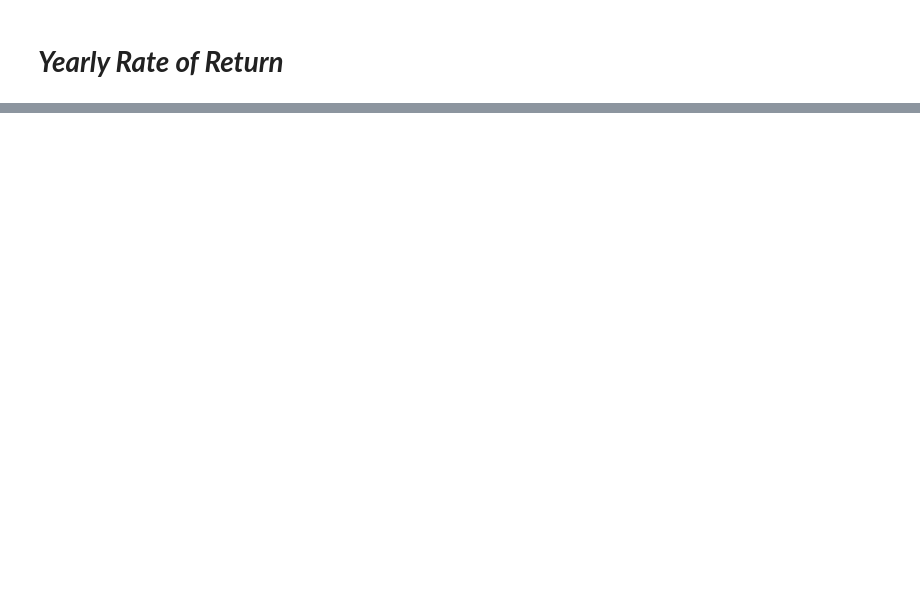
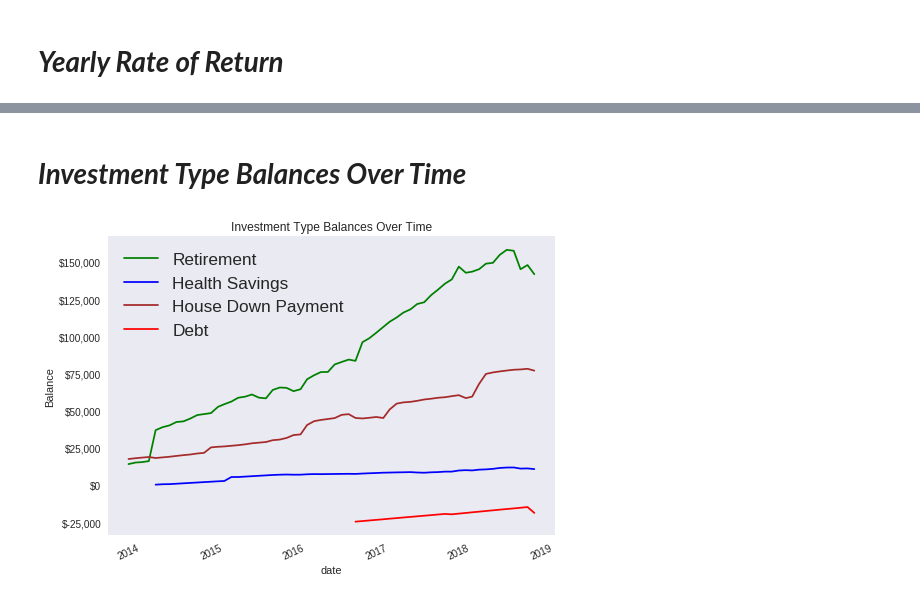
Before and after one commit to rkrall85/learning-through-bits, a Jupyter notebook: FIRE/Fire.ipynb, the cells around one changed output, grey strips where cells are left out. Saved outputs shown, nothing was run; the diff lists cells and outputs as text; code cells hidden in the pictures; blank space fills up the shorter version.

```diff
--- a/FIRE/Fire.ipynb
+++ b/FIRE/Fire.ipynb
@@ -437,0 +651,59 @@ plt.show()
+# %% [markdown]
+# ***Investment Type Balances Over Time***
+# %%
+current_year  = now.year
+current_month = now.month
+balances_df = investment_df[(investment_df.tran_year <= current_year) & (investment_df.tran_month <= current_month)&(investment_df.tran_year>=2014)][['company', 'type', 'first_of_month','end_balance','asset']]
+#######################Groupings################################################
+#balances_df.loc[ balances_df.type == 'HCSP', 'groupings' ] = 'Health Savings'
+balances_df.loc[ balances_df.type.isin(['401k', 'Roth 401k','Deferred Comp Plan']),'groupings'] = 'Retirement'
+balances_df.loc[ balances_df.type.isin(['HCSP', 'HSA']),'groupings'] = 'HSA'
+balances_df.loc[ balances_df.type.isin(['House Fund' ]),'groupings'] = 'House'
+balances_df.loc[ balances_df.asset.isin([0]),'groupings'] = 'Debt'
+
+################################################################################
+
+#######################Summing Groupings########################################
+balances_summed_df = balances_df.groupby(['groupings', 'first_of_month'], as_index=False).sum()
+################################################################################
+
+
+###################Grabbing data points for lines###############################
+retirement_df = balances_summed_df[(balances_summed_df.groupings == 'Retirement')][['first_of_month','end_balance']]
+x0 = retirement_df[['first_of_month']]
+y0 = retirement_df[['end_balance']]
+
+health_savings_df = balances_summed_df[(balances_summed_df.groupings == 'HSA')][['first_of_month','end_balance']]
+x1 = health_savings_df[['first_of_month']]
+y1 = health_savings_df[['end_balance']]
+
+house_downpayment_df = balances_summed_df[(balances_summed_df.groupings == 'House')][['first_of_month','end_balance']]
+x2 = house_downpayment_df[['first_of_month']]
+y2 = house_downpayment_df[['end_balance']]
+
+debt_df = balances_summed_df[(balances_summed_df.groupings == 'Debt')][['first_of_month','end_balance']]
+x3 = debt_df[(debt_df.end_balance<0.0)][['first_of_month']]
+y3 = debt_df[(debt_df.end_balance<0.0)][['end_balance']]
+
+##################Graphing out lines############################################
+fig, ax = plt.subplots()
+ax.plot(x0,y0, 'k', color = 'Green',label = 'Retirement')
+ax.plot(x1,y1, 'k', color = 'Blue', label = 'Health Savings')
+ax.plot(x2,y2, 'k', color = 'Brown',label = 'House Down Payment')
+ax.plot(x3,y3, 'k', color = 'Red',  label = 'Debt')
+
+
+ax.set(xlabel='date', ylabel='Balance',title='Investment Type Balances Over Time')
+legend = ax.legend(loc='upper left', shadow=True, fontsize='x-large')
+ax.grid()
+
+fmt = '${x:,.0f}'
+tick = mtick.StrMethodFormatter(fmt)
+ax.yaxis.set_major_formatter(tick)
+plt.xticks(rotation=25)
+
+plt.show()
+
+################################################################################
+# %% [output]
+[figure, added]
```
Also changed, not shown: parts of 29 cells of this notebook.
